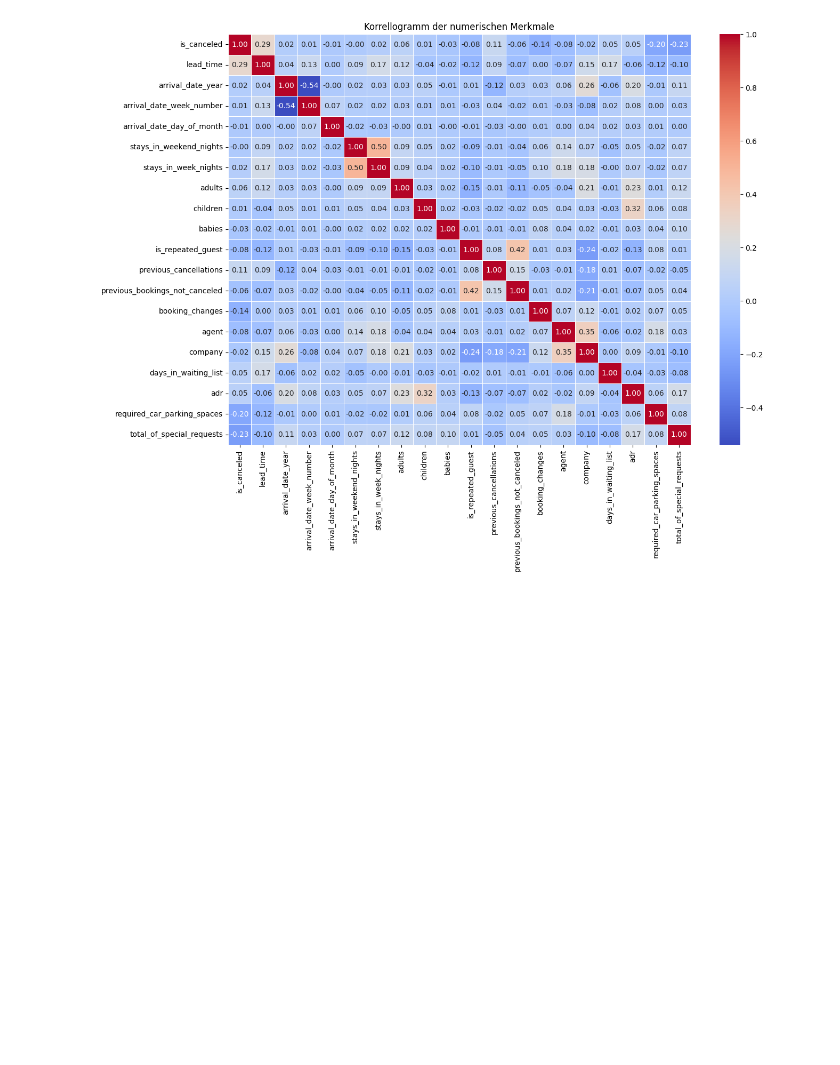
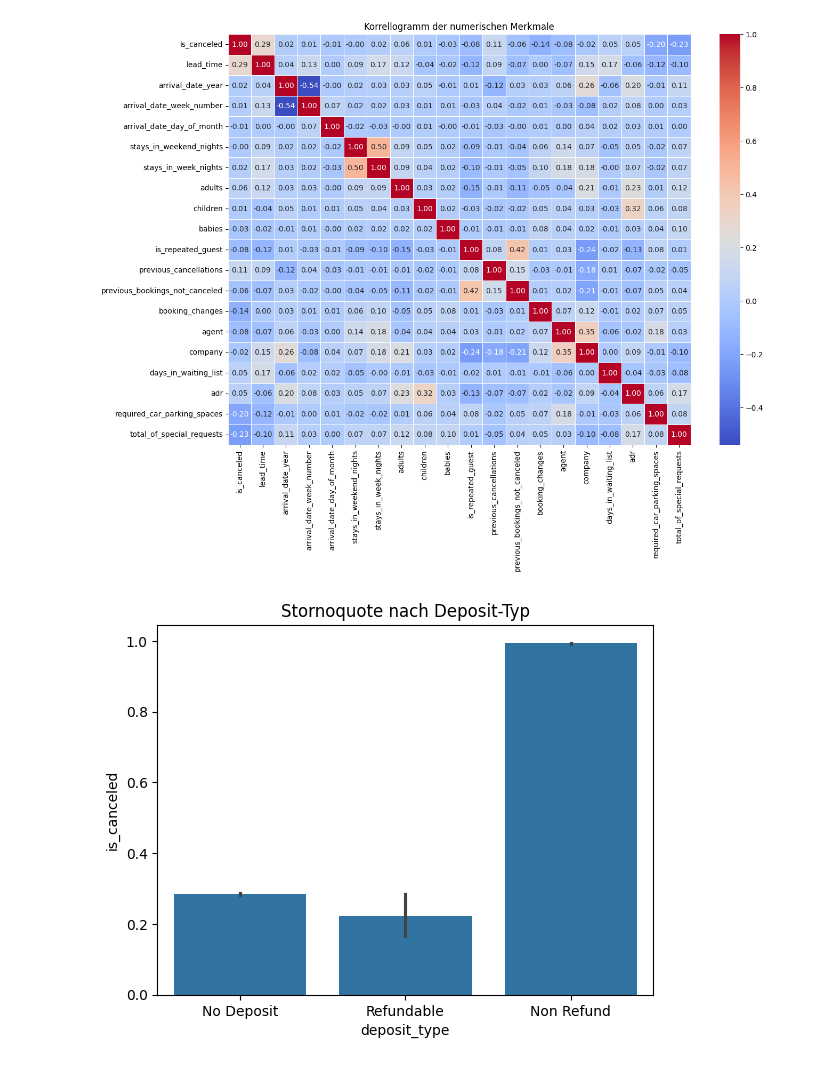
Before and after one commit to abt-kevin/Hotel_Bookings, a Jupyter notebook: hotel_bookings.ipynb, the cells around one changed output. Saved outputs shown, nothing was run; the diff lists cells and outputs as text; code cells hidden in the pictures; blank space fills up the shorter version.

```diff
--- a/hotel_bookings.ipynb
+++ b/hotel_bookings.ipynb
@@ -100,3 +113,5 @@ array(['July', 'August', 'September', 'October', 'November', 'December',
+# %%
+df['market_segment'] = df['market_segment'].replace('Undefined', np.nan)
 # %% [markdown]
 # EDA
 - Boxplots und Korrellogramm erstellen
@@ -112,3 +127,9 @@ plt.title("Korrellogramm der numerischen Merkmale")
 plt.show()
 # %% [output]
 [figure]
+# %%
+sns.barplot(data=df, x='deposit_type', y='is_canceled')
+plt.title("Stornoquote nach Deposit-Typ")
+plt.show()
+# %% [output]
+[figure, added]
```
Also changed, not shown: parts of 6 cells of this notebook.
